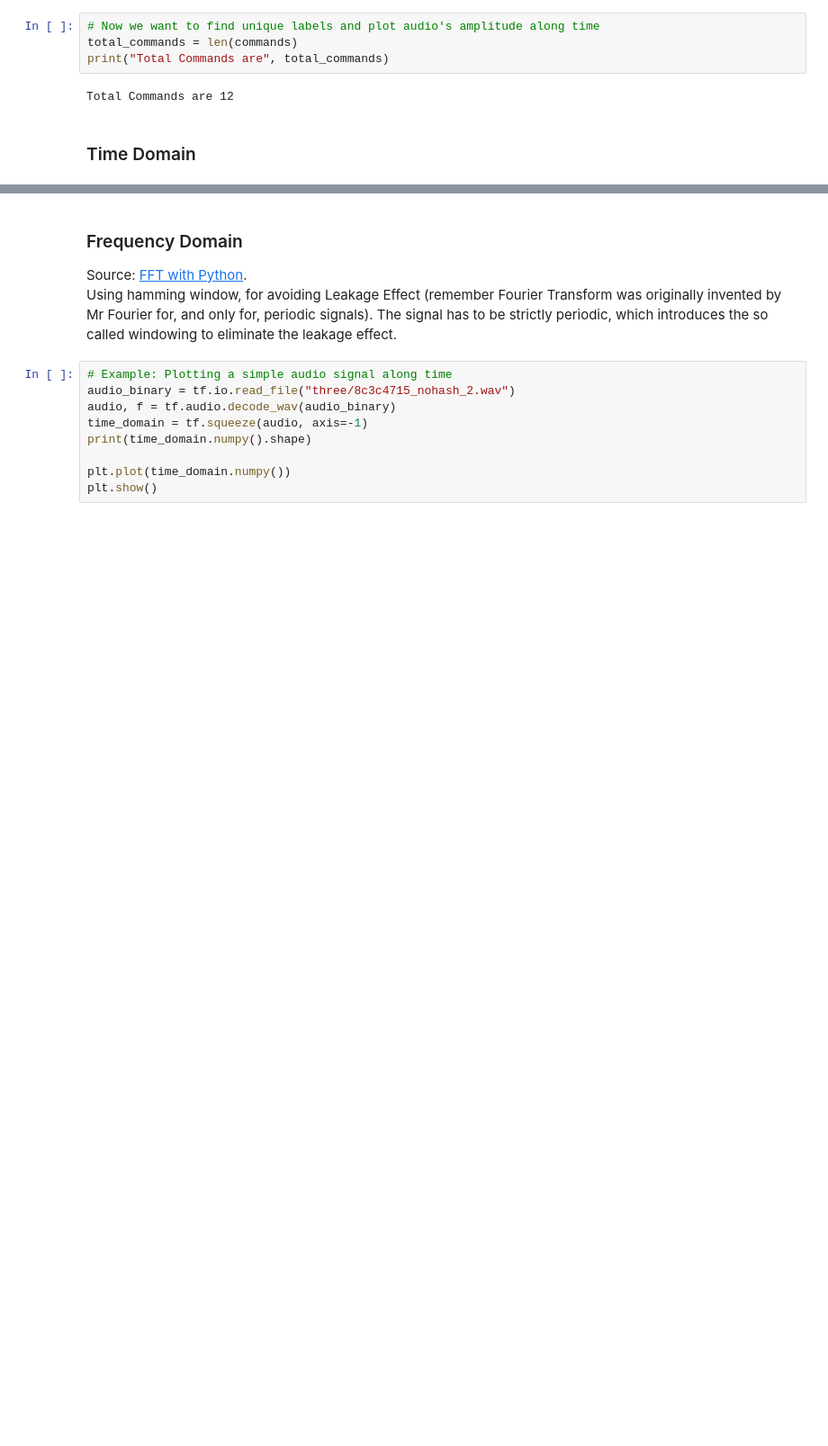
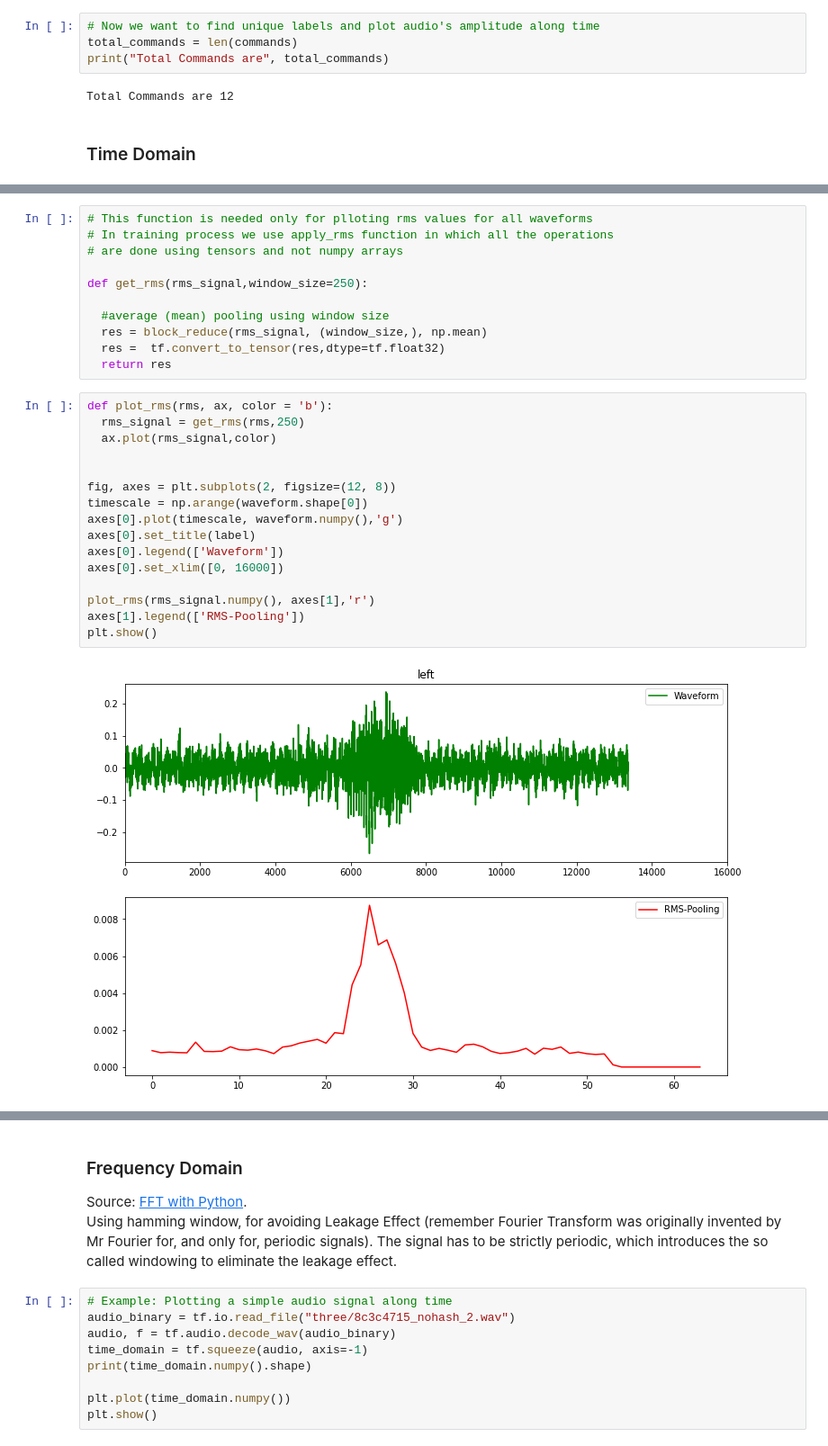
Before and after one commit to gianniosgeorgios/thesis, a Jupyter notebook: thesis.ipynb, the cells around one changed output, grey strips where cells are left out. Shown at 90% size. Saved outputs shown, nothing was run; the diff lists cells and outputs as text; blank space fills up the shorter version.

```diff
--- a/thesis.ipynb
+++ b/thesis.ipynb
@@ -227,0 +307,29 @@ Total Commands are 12
+# %%
+# This function is needed only for plloting rms values for all waveforms
+# In training process we use apply_rms function in which all the operations
+# are done using tensors and not numpy arrays
+
+def get_rms(rms_signal,window_size=250):
+
+  #average (mean) pooling using window size
+  res = block_reduce(rms_signal, (window_size,), np.mean)
+  res =  tf.convert_to_tensor(res,dtype=tf.float32)
+  return res
+# %%
+def plot_rms(rms, ax, color = 'b'):
+  rms_signal = get_rms(rms,250)
+  ax.plot(rms_signal,color)
+
+
+fig, axes = plt.subplots(2, figsize=(12, 8))
+timescale = np.arange(waveform.shape[0])
+axes[0].plot(timescale, waveform.numpy(),'g')
+axes[0].set_title(label)
+axes[0].legend(['Waveform'])
+axes[0].set_xlim([0, 16000])
+
+plot_rms(rms_signal.numpy(), axes[1],'r')
+axes[1].legend(['RMS-Pooling'])
+plt.show()
+# %% [output]
+[figure, added]
```
Also changed, not shown: parts of 51 cells of this notebook.
